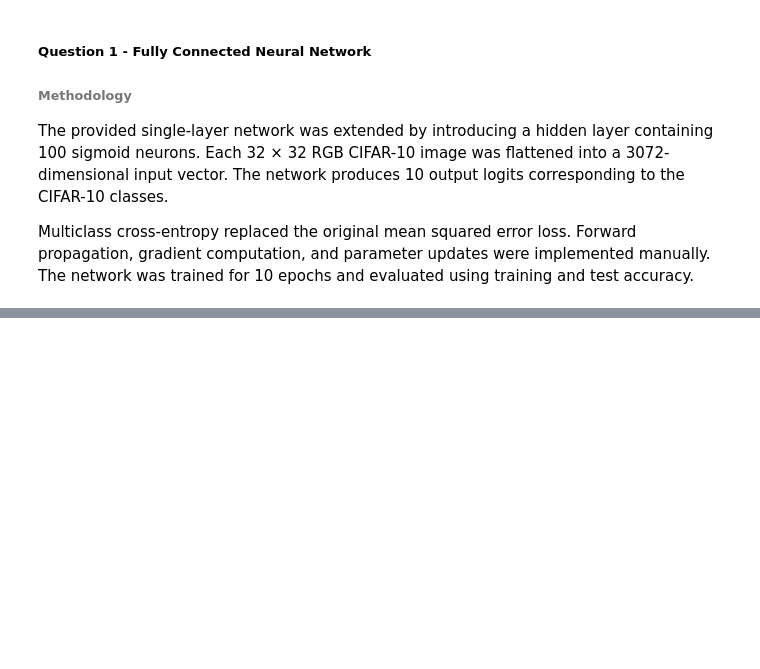
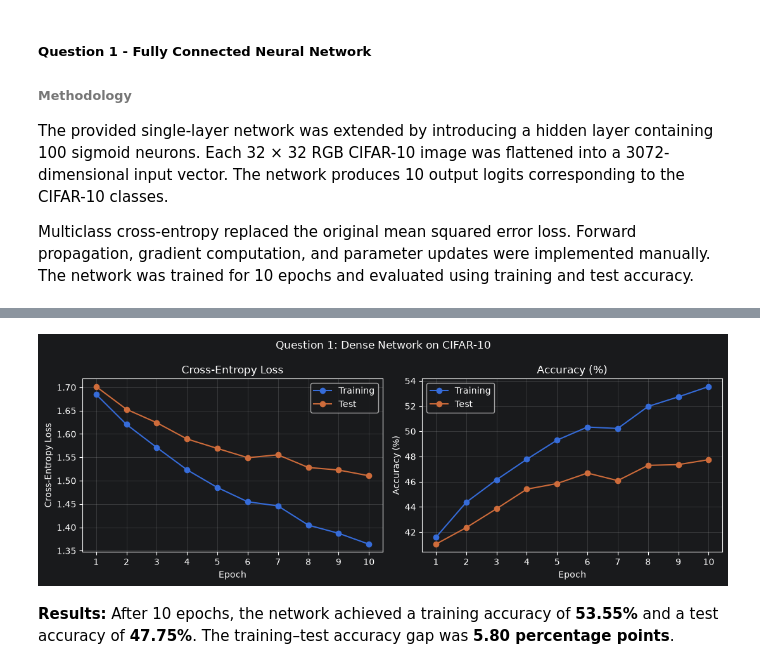
Before and after one commit to KaveeDiv23/Computer-Vision-Assignment-03, a Jupyter notebook: 230395T_a03.ipynb, the cells around one changed output, grey strips where cells are left out. Saved outputs shown, nothing was run; the diff lists cells and outputs as text; code cells hidden in the pictures; blank space fills up the shorter version.

```diff
--- a/230395T_a03.ipynb
+++ b/230395T_a03.ipynb
@@ -172,0 +185,40 @@ assert error < 1e-5
+# %%
+@torch.no_grad()
+def evaluate_dense(loader, params):
+    total_loss, correct, count = 0.0, 0, 0
+
+    for images, labels in loader:
+        x = images.to(DEVICE).flatten(1)
+        y = labels.to(DEVICE)
+        _, logits = dense_forward(x, params)
+
+        total_loss += F.cross_entropy(logits, y, reduction="sum").item()
+        correct += (logits.argmax(1) == y).sum().item()
+        count += len(y)
+
+    return total_loss/count, 100*correct/count
+# %%
+q1_history = []
+lr = Q1_LR
+
+for epoch in range(1, Q1_EPOCHS+1):
+    for images, labels in q1_train:
+        x = images.to(DEVICE).flatten(1)
+        y = labels.to(DEVICE)
+        with torch.no_grad():
+            _, grads = manual_backward(x, y, q1_params)
+            for param, grad in zip(q1_params, grads):
+                param -= lr * grad
+
+    train_loss, train_acc = evaluate_dense(q1_train_eval, q1_params)
+    test_loss, test_acc = evaluate_dense(q1_test, q1_params)
+
+    q1_history.append({
+        "epoch": epoch, "train_loss": train_loss,
+        "train_acc": train_acc, "eval_loss": test_loss,
+        "eval_acc": test_acc
+    })
+    lr *= Q1_DECAY
+
+q1_df = pd.DataFrame(q1_history)
+display(q1_df.round(3))
@@ -172,0 +237,16 @@ assert error < 1e-5
+# %%
+plot_history(q1_history, "Question 1: Dense Network on CIFAR-10")
+# %% [output]
+[figure, added]
+# %%
+q1_final = q1_df.iloc[-1]
+q1_gap = q1_final["train_acc"] - q1_final["eval_acc"]
+
+display(Markdown(
+    f"**Results:** After 10 epochs, the network achieved a training "
+    f"accuracy of **{q1_final['train_acc']:.2f}%** and a test accuracy "
+    f"of **{q1_final['eval_acc']:.2f}%**. The training–test accuracy "
+    f"gap was **{q1_gap:.2f} percentage points**."
+))
+# %% [output]
+**Results:** After 10 epochs, the network achieved a training accuracy of **53.55%** and a test accuracy of **47.75%**. The training–test accuracy gap was **5.80 percentage points**.
```
Also changed, not shown: parts of 14 cells of this notebook.
